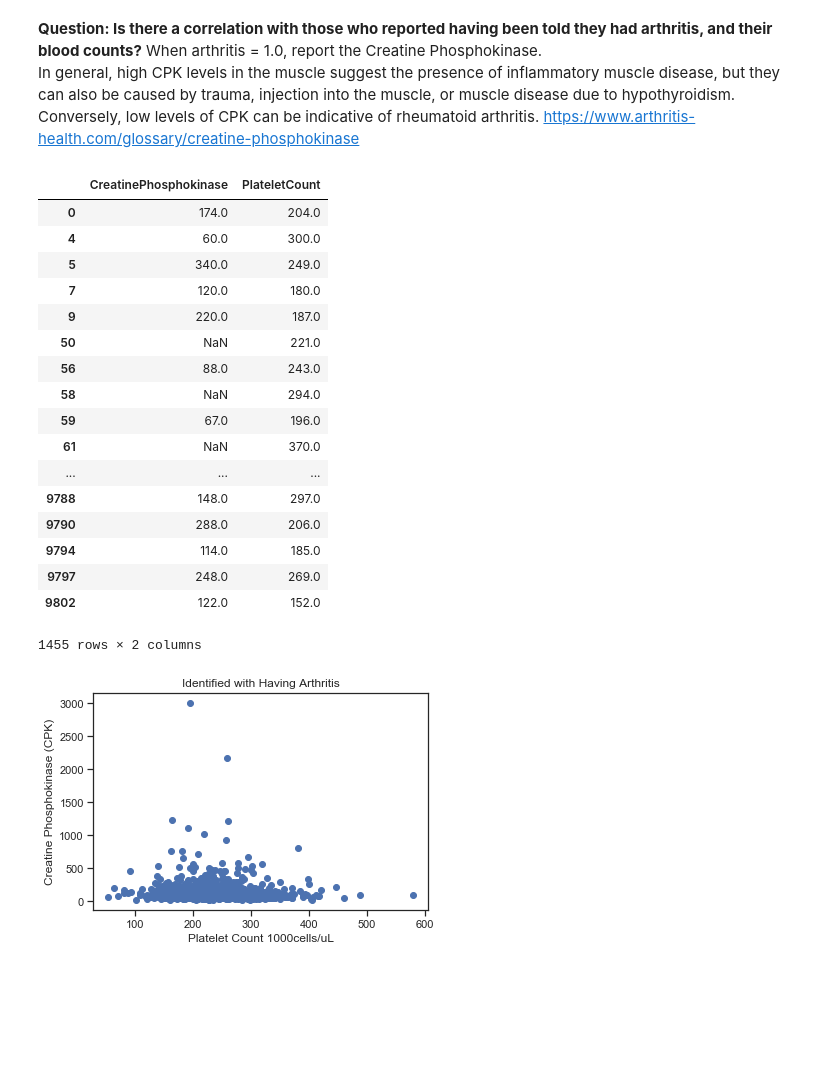
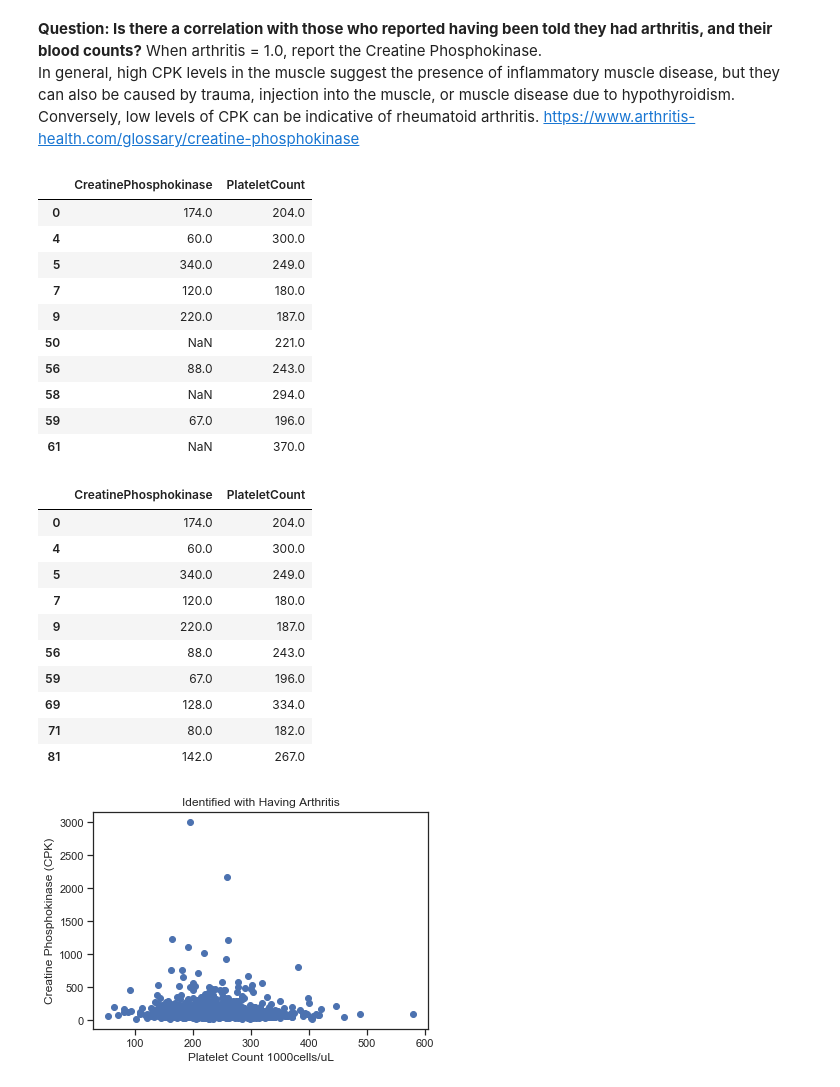
Before and after one commit to mightysquirrely/Capstone-2-Project, a Jupyter notebook: Capstone-2-Work.ipynb, the cells around one changed output. Cells and saved outputs as stored; diff of their text form; code cells hidden in the pictures; blank space fills up the shorter version.

```diff
--- a/Capstone-2-Work.ipynb
+++ b/Capstone-2-Work.ipynb
@@ -54,6 +54,7 @@ from sklearn.feature_selection import VarianceThreshold
 
 df = df.rename(columns = {'SEQN' : 'ID',
                           'RIAGENDR' : 'Gender',
+                          'RIDAGEYR' : 'AgeAtSurvey',
                           'WHD120' : 'WeightAt25Yrs',
                           'WHD130' : 'HeightAt25Yrs',
                           'LBXPLTSI' : 'PlateletCount',
@@ -71,7 +72,7 @@ df = df.rename(columns = {'SEQN' : 'ID',
                           'PAQ678' : 'Past7DaysStrengthTone20Minutes+',
                           'PAQ706' : 'Past7DaysCardio60Minutes+'})
 
-df = df.loc[:, ['ID', 'Gender', 'WeightAt25Yrs', 'HeightAt25Yrs','PlateletCount', 'CreatinePhosphokinase',
+df = df.loc[:, ['ID', 'Gender', 'AgeAtSurvey', 'WeightAt25Yrs', 'HeightAt25Yrs','PlateletCount', 'CreatinePhosphokinase',
                 'HasArthritis', 'HasAsthma', 'AllergyCongestionPast12Months', 'Breast_fed', 'UseMilk>=5x/wk',
                 'DrankMilkAge13to17yrs', 'DrankMilkAge18to35yrs', 'ChemicalPesticideUsedInHomePast7days', 'ChemicalWeedKillUsedExteriorHomePast7days',
                 'Past7DaysCardio20Minutes+', 'Past7DaysStrengthTone20Minutes+', 'Past7DaysCardio60Minutes+']]
@@ -219,30 +224,39 @@ When arthritis = 1.0, report the Creatine Phosphokinase.
 In general, high CPK levels in the muscle suggest the presence of inflammatory muscle disease, but they can also be caused by trauma, injection into the muscle, or muscle disease due to hypothyroidism. Conversely, low levels of CPK can be indicative of rheumatoid arthritis.
 https://www.arthritis-health.com/glossary/creatine-phosphokinase
 # %%
-arthritis_bc = df.loc[(df['HasArthritis'] == 1), ['CreatinePhosphokinase', 'PlateletCount']]
+arthritis_bc_yes = df.loc[(df['HasArthritis'] == 1), ['CreatinePhosphokinase', 'PlateletCount']]
+arthritis_bc_yes.head(10)
+# %% [output]
+|  | CreatinePhosphokinase | PlateletCount |
+| 0 | 174.0 | 204.0 |
+| 4 | 60.0 | 300.0 |
+| 5 | 340.0 | 249.0 |
+| 7 | 120.0 | 180.0 |
+| 9 | 220.0 | 187.0 |
+| 50 | NaN | 221.0 |
+| 56 | 88.0 | 243.0 |
+| 58 | NaN | 294.0 |
+| 59 | 67.0 | 196.0 |
+| 61 | NaN | 370.0 |
 # %%
-arthritis_bc
+arthritis_bc = arthritis_bc_yes.dropna()
 #What to do with Nan values?
 #dropna
+#df.dropna(axis=1, how='all')
+#df.dropna(axis=0, how='all')
+arthritis_bc.head(10)
 # %% [output]
 |  | CreatinePhosphokinase | PlateletCount |
 | 0 | 174.0 | 204.0 |
 | 4 | 60.0 | 300.0 |
 | 5 | 340.0 | 249.0 |
 | 7 | 120.0 | 180.0 |
 | 9 | 220.0 | 187.0 |
-| 50 | NaN | 221.0 |
 | 56 | 88.0 | 243.0 |
-| 58 | NaN | 294.0 |
 | 59 | 67.0 | 196.0 |
-| 61 | NaN | 370.0 |
-| ... | ... | ... |
-| 9788 | 148.0 | 297.0 |
-| 9790 | 288.0 | 206.0 |
-| 9794 | 114.0 | 185.0 |
-| 9797 | 248.0 | 269.0 |
-| 9802 | 122.0 | 152.0 |
+| 69 | 128.0 | 334.0 |
+| 71 | 80.0 | 182.0 |
+| 81 | 142.0 | 267.0 |
-1455 rows × 2 columns
 # %%
 _ = plt.scatter(arthritis_bc['PlateletCount'], arthritis_bc['CreatinePhosphokinase'])
 
```
Also changed, not shown: parts of 3 cells of this notebook.
